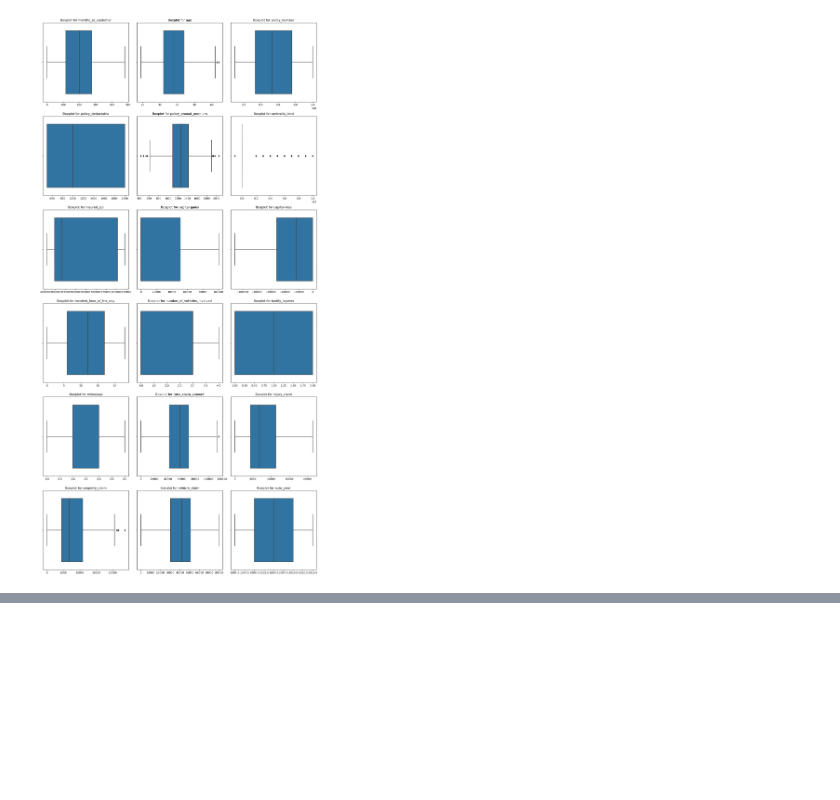
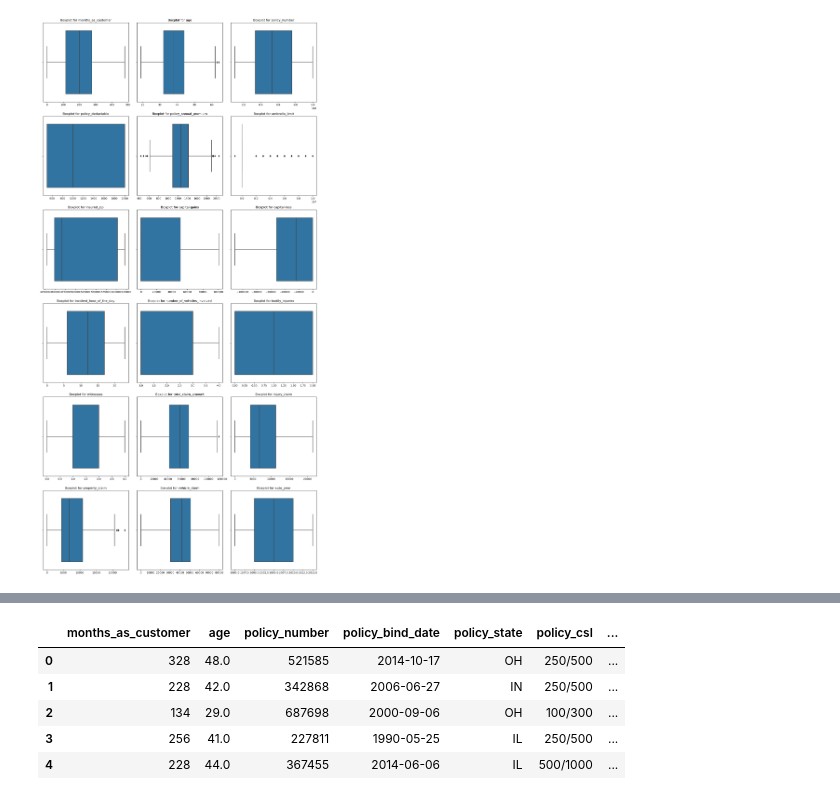
Before and after one commit to Lindelani82/Insurance-Claim-Detection-project, a Jupyter notebook: Untitled-1.ipynb, the cells around one changed output, grey strips where cells are left out. Drawn from its saved outputs; the diff is of its cells as text; code cells hidden in the pictures; blank space fills up the shorter version.

```diff
--- a/Untitled-1.ipynb
+++ b/Untitled-1.ipynb
@@ -194,0 +251,11 @@ plt.show()
+# %%
+new_data['net_value_of_customer'] = new_data['total_premiums_paid'] - new_data['total_claim_amount']
+# %%
+new_data.head()
+# %% [output]
+|  | months_as_customer | age | policy_number | policy_bind_date | policy_state | policy_csl | ... |
+| 0 | 328 | 48.0 | 521585 | 2014-10-17 | OH | 250/500 | ... |
+| 1 | 228 | 42.0 | 342868 | 2006-06-27 | IN | 250/500 | ... |
+| 2 | 134 | 29.0 | 687698 | 2000-09-06 | OH | 100/300 | ... |
+| 3 | 256 | 41.0 | 227811 | 1990-05-25 | IL | 250/500 | ... |
+| 4 | 228 | 44.0 | 367455 | 2014-06-06 | IL | 500/1000 | ... |
```
Also changed, not shown: parts of 24 cells of this notebook.
